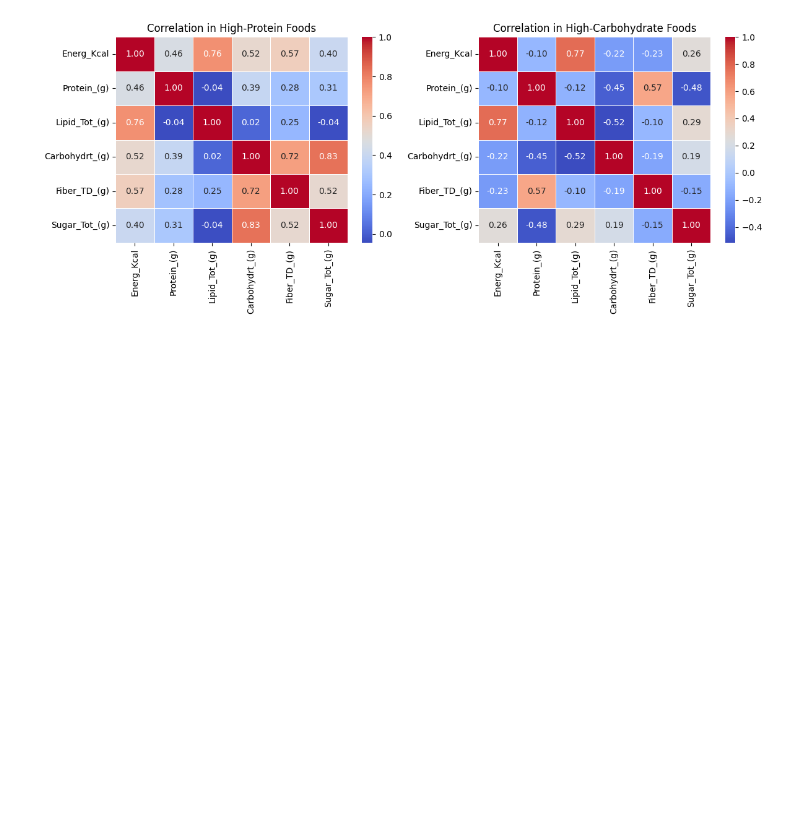
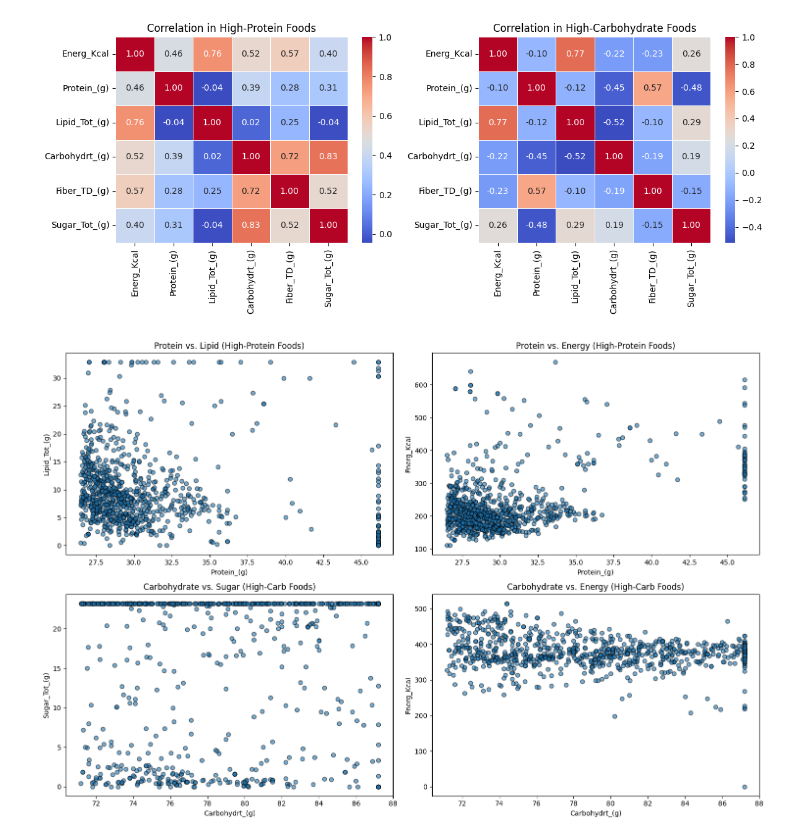
Before and after one commit to ChamaraProgForDataAnal/Programming-for-Data-Analysis, a Jupyter notebook: Data_Analytics_&_Visualisation.ipynb, the cells around one changed output. Cells and saved outputs as stored; diff of their text form; code cells hidden in the pictures; blank space fills up the shorter version.

Commit message:
correlations within the two groups

```diff
--- a/Data_Analytics_&_Visualisation.ipynb
+++ b/Data_Analytics_&_Visualisation.ipynb
@@ -437,3 +437,37 @@ plt.tight_layout()
 plt.show()
 # %% [output]
 [figure]
+# %%
+# Scatter plots for high-protein and high-carb groups
+plt.figure(figsize=(15, 10))
+
+# High-Protein Foods: Protein vs. Lipid and Protein vs. Energy
+plt.subplot(2, 2, 1)
+plt.scatter(high_protein_foods['Protein_(g)'], high_protein_foods['Lipid_Tot_(g)'], alpha=0.6, edgecolor='k')
+plt.title("Protein vs. Lipid (High-Protein Foods)")
+plt.xlabel("Protein_(g)")
+plt.ylabel("Lipid_Tot_(g)")
+
+plt.subplot(2, 2, 2)
+plt.scatter(high_protein_foods['Protein_(g)'], high_protein_foods['Energ_Kcal'], alpha=0.6, edgecolor='k')
+plt.title("Protein vs. Energy (High-Protein Foods)")
+plt.xlabel("Protein_(g)")
+plt.ylabel("Energ_Kcal")
+
+# High-Carb Foods: Carbohydrate vs. Sugar and Carbohydrate vs. Energy
+plt.subplot(2, 2, 3)
+plt.scatter(high_carb_foods['Carbohydrt_(g)'], high_carb_foods['Sugar_Tot_(g)'], alpha=0.6, edgecolor='k')
+plt.title("Carbohydrate vs. Sugar (High-Carb Foods)")
+plt.xlabel("Carbohydrt_(g)")
+plt.ylabel("Sugar_Tot_(g)")
+
+plt.subplot(2, 2, 4)
+plt.scatter(high_carb_foods['Carbohydrt_(g)'], high_carb_foods['Energ_Kcal'], alpha=0.6, edgecolor='k')
+plt.title("Carbohydrate vs. Energy (High-Carb Foods)")
+plt.xlabel("Carbohydrt_(g)")
+plt.ylabel("Energ_Kcal")
+
+plt.tight_layout()
+plt.show()
+# %% [output]
+[figure, added]
```
